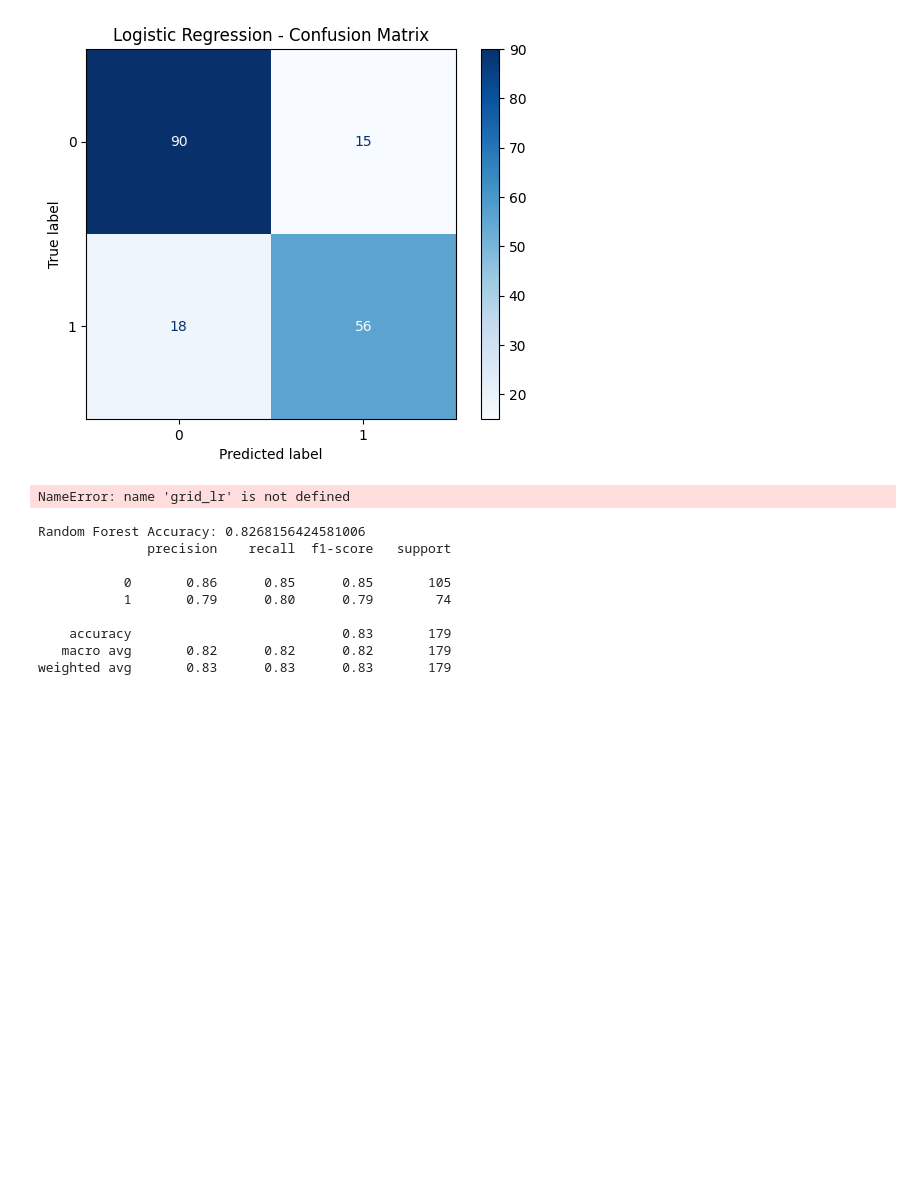
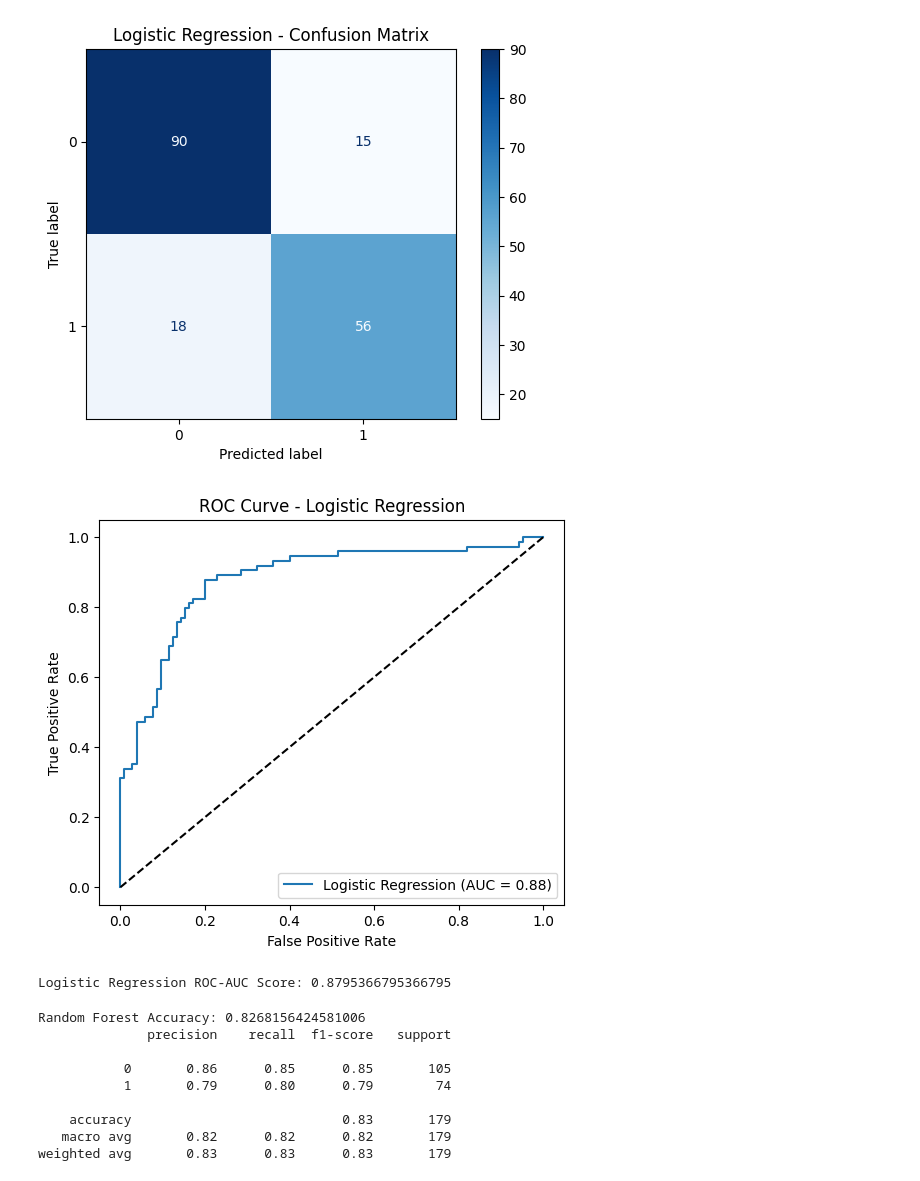
Before and after one commit to Kruthika2811/Titanic_survival_pred, a Jupyter notebook: notebooks/eda.ipynb, the cells around one changed output. Drawn from its saved outputs; the diff is of its cells as text; code cells hidden in the pictures; blank space fills up the shorter version.

```diff
--- a/notebooks/eda.ipynb
+++ b/notebooks/eda.ipynb
@@ -267,34 +267,44 @@ plt.show()
 
 
 from sklearn.metrics import roc_curve, roc_auc_score
 import matplotlib.pyplot as plt
+
+from sklearn.model_selection import GridSearchCV
+from sklearn.linear_model import LogisticRegression
+
+params = {'C': [0.01, 0.1, 1, 10]}
+grid_lr = GridSearchCV(LogisticRegression(), params, cv=5)
+grid_lr.fit(X_train, y_train)
+
+
 
 # 1️⃣ Get the best trained Logistic Regression model
 best_lr = grid_lr.best_estimator_
 
 # 2️⃣ Get probability predictions
 lr_probs = best_lr.predict_proba(X_test)[:, 1]
 
 # 3️⃣ Calculate ROC values
 fpr_lr, tpr_lr, thresholds_lr = roc_curve(y_test, lr_probs)
 
 # 4️⃣ Calculate AUC score
 auc_lr = roc_auc_score(y_test, lr_probs)
 
 # 5️⃣ Plot ROC Curve
 plt.figure(figsize=(6,5))
 plt.plot(fpr_lr, tpr_lr, label=f"Logistic Regression (AUC = {auc_lr:.2f})")
 plt.plot([0, 1], [0, 1], 'k--')   # Random classifier line
 plt.xlabel("False Positive Rate")
 plt.ylabel("True Positive Rate")
 plt.title("ROC Curve - Logistic Regression")
 plt.legend()
 plt.show()
 
 # 6️⃣ Print AUC score
 print("Logistic Regression ROC-AUC Score:", auc_lr)
 # %% [output]
+[figure, added]
-NameError: name 'grid_lr' is not defined
+Logistic Regression ROC-AUC Score: 0.8795366795366795
 # %%
 print("Random Forest Accuracy:", accuracy_score(y_test, rf_pred))
 print(classification_report(y_test, rf_pred))
```
